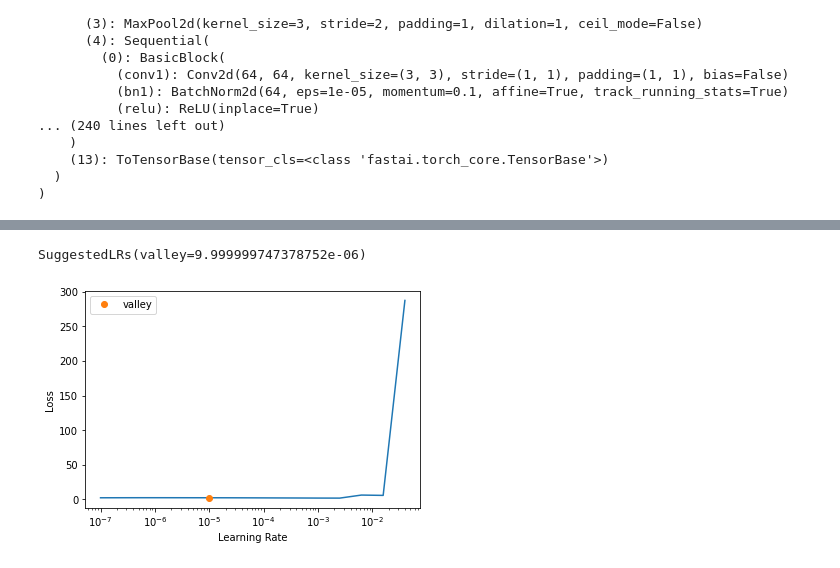
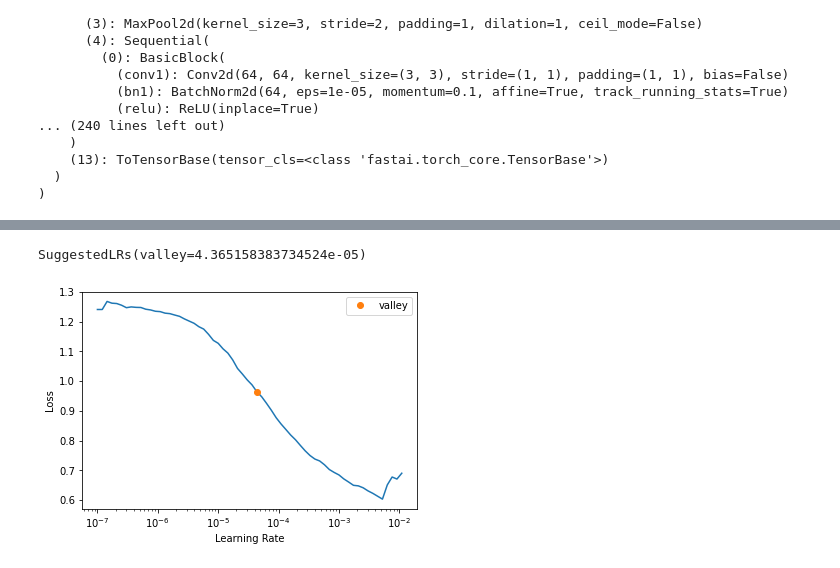
Before and after one commit to qiaolinhan/giao, a Jupyter notebook: havingfun/detecting/segmentation/unet34/Original Unet34 fastai M300geolocating Step1.ipynb, the cells around one changed output, grey strips where cells are left out. Drawn from its saved outputs; the diff is of its cells as text; code cells hidden in the pictures.

Commit message:
re-edited jupyter notebooks for Unet34-based segmentation

```diff
--- a/havingfun/detecting/segmentation/unet34/Original Unet34 fastai.ipynb
+++ b/havingfun/detecting/segmentation/unet34/Original Unet34 fastai M300geolocating Step1.ipynb
@@ -16,10 +22,11 @@ print(torch.cuda.is_available())
 # %% [output]
 True
 # %%
-path = Path('/home/qiao/dev/giao/datasets/M300bounding/Step1_traning/')
+path = Path('/home/qiao/dev/giao/datasets/M300bounding/Step1_training/')
 
 path_img = path/'S_kaggle_wildfire/'
 path_label = path/'S_kaggle_wildfire_label/'
-codes = ['Smoke', 'Flame', 'Cloud', 'Background']
+# codes = ['Smoke', 'Flame', 'Cloud', 'Background']
+codes = ['Smoke', 'Flame', 'Background']
 path_img
 # %% [output]
@@ -63,7 +70,7 @@ Considering the registion problem, the `resize` need to be carefully defined:
 # %%
 dls = SegmentationDataLoaders.from_label_func(
     path_img,
-    bs = 2,
+    bs = 4,
     fnames = fnames,
     label_func = get_y_fn,
     codes = codes,
@@ -95,3 +180,2 @@ metrics = acc_smoke
 # %%
-learn = unet_learner(dls, models.resnet34, metrics = metrics,
-                    self_attention=False)
+learn = unet_learner(dls, models.resnet34, metrics = metrics, self_attention=False)
@@ -121,7 +205,9 @@ DynamicUnet(
 # %%
-learn.lr_find(stop_div=False, num_it=20)
+# finding appropriate learning rate
+# learn.lr_find(stop_div=False, num_it=20)
+learn.lr_find()
 # %% [output]
 [interactive output not drawn]
-SuggestedLRs(valley=9.999999747378752e-06)
+SuggestedLRs(valley=4.365158383734524e-05)
-[figure, old version]
+[figure, new version]
 # %%
```
Also changed, not shown: parts of 45 cells of this notebook, 5 other files.
